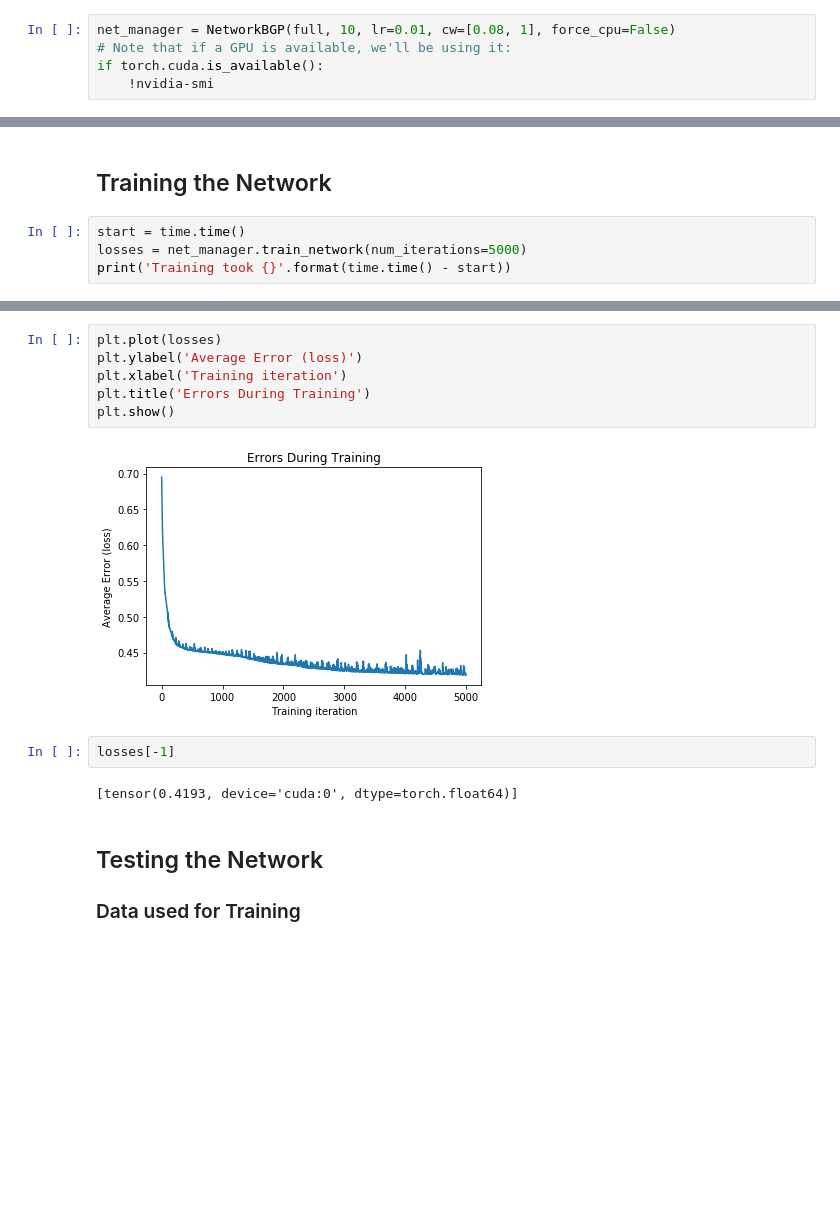
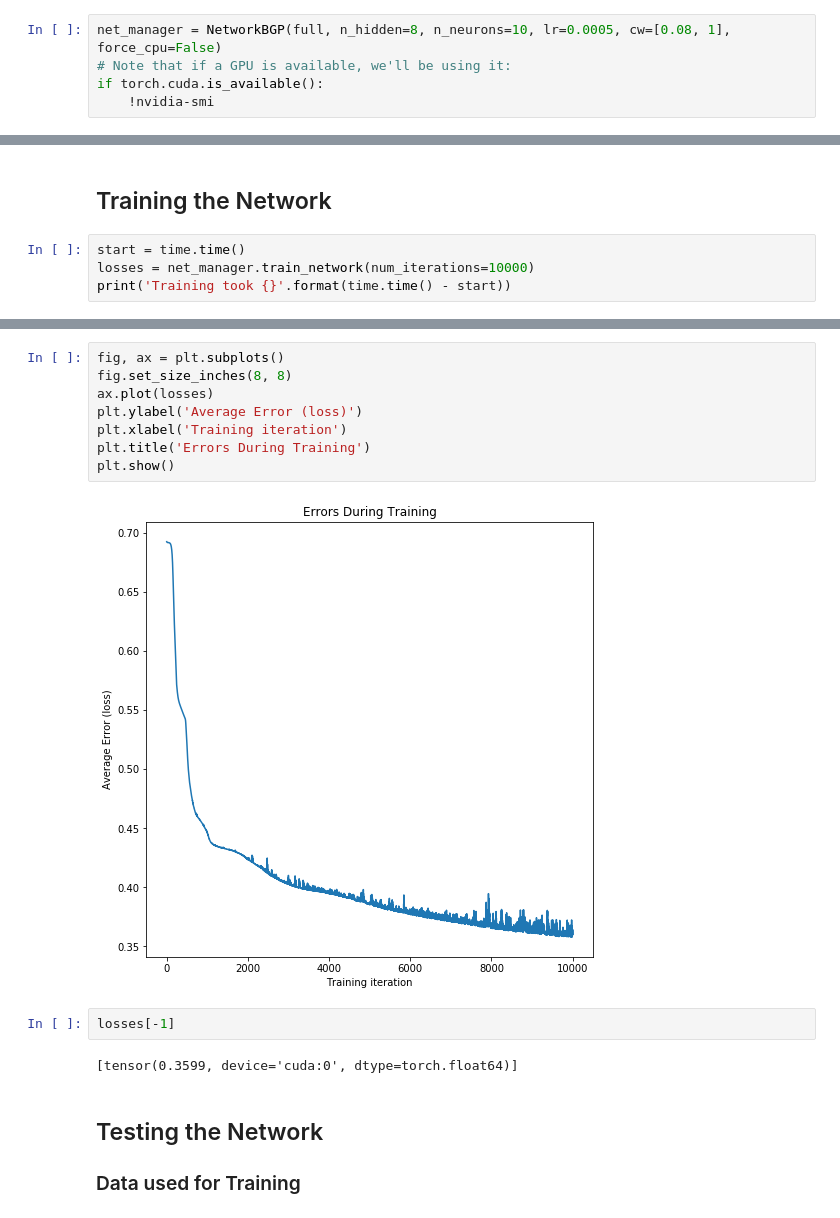
Before and after one commit to adolan5/BGPDistinct, a Jupyter notebook: notebooks/BGPDistinct.ipynb, the cells around one changed output, grey strips where cells are left out. Cells and saved outputs as stored; diff of their text form; blank space fills up the shorter version.

```diff
--- a/notebooks/BGPDistinct.ipynb
+++ b/notebooks/BGPDistinct.ipynb
@@ -50,7 +50,7 @@ The network utilized for distinguishing distinct BGP messages was relatively sim
 
 The hidden layers in the network also consist of a large number of neurons, to extrapolate on the relationships between input features.
 # %%
-net_manager = NetworkBGP(full, 10, lr=0.01, cw=[0.08, 1], force_cpu=False)
+net_manager = NetworkBGP(full, n_hidden=8, n_neurons=10, lr=0.0005, cw=[0.08, 1], force_cpu=False)
 # Note that if a GPU is available, we'll be using it:
 if torch.cuda.is_available():
     !nvidia-smi
@@ -96,6 +103,6 @@ DistinctNN(
 ## Training the Network
 # %%
 start = time.time()
-losses = net_manager.train_network(num_iterations=5000)
+losses = net_manager.train_network(num_iterations=10000)
 print('Training took {}'.format(time.time() - start))
 # %% [output]
@@ -103,15 +110,17 @@ Training took 26.587276935577393
 # %%
-plt.plot(losses)
+fig, ax = plt.subplots()
+fig.set_size_inches(8, 8)
+ax.plot(losses)
 plt.ylabel('Average Error (loss)')
 plt.xlabel('Training iteration')
 plt.title('Errors During Training')
 plt.show()
 # %% [output]
-[figure, old version]
+[figure, new version]
 # %%
 losses[-1]
 # %% [output]
-[tensor(0.4193, device='cuda:0', dtype=torch.float64)]
+[tensor(0.3599, device='cuda:0', dtype=torch.float64)]
 # %% [markdown]
 ## Testing the Network
 ### Data used for Training
```
Also changed, not shown: parts of 11 cells of this notebook.
